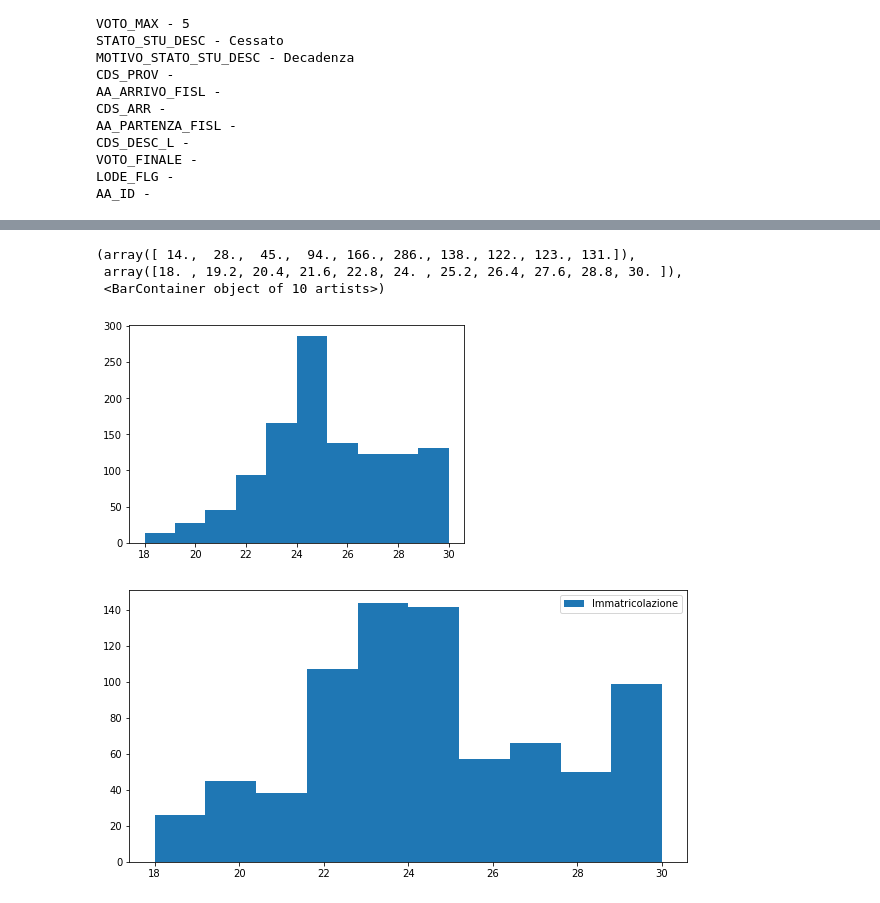
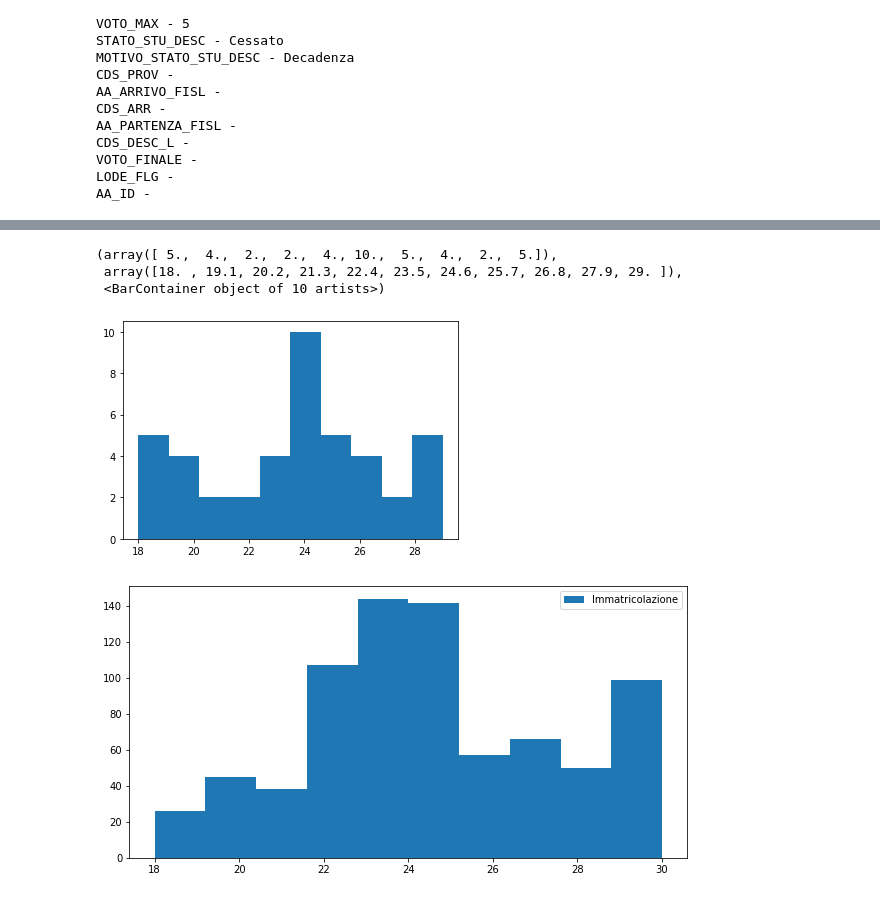
Before and after one commit to marcgrillo/grlmrc, a Jupyter notebook: PLS/Code/READER.ipynb, the cells around one changed output, grey strips where cells are left out. Drawn from its saved outputs; the diff is of its cells as text; code cells hidden in the pictures.

```diff
--- a/PLS/Code/READER.ipynb
+++ b/PLS/Code/READER.ipynb
@@ -756,0 +773,19 @@ AA_ID -
+# %%
+#Scrivo il data dictionary definitivo che ha tutti i dati dipartimento e cisia uniti per singolo studente
+diz={}
+col=['COD_FIS','GENERE','NUM_TENTATIVI_CISIA','PUNTEGGIO_CISIA','STATO_STU_DESC','MOTIVO_STATO_STU_DESC','TIPO_TITOLO_SUP_DESC','VOTO_FINALE','MEDIA_VOTO','LUNGHEZZA_CARRIERA','VOTO_MATURITA_UNICO','REGIONE_SCUOLA','ZONA_ITALIA']
+col_stud=['COD_FIS','GENERE','STATO_STU_DESC','MOTIVO_STATO_STU_DESC','TIPO_TITOLO_SUP_DESC','VOTO_FINALE','MEDIA_VOTO','LUNGHEZZA_CARRIERA','VOTO_MATURITA_UNICO','REGIONE_SCUOLA','ZONA_ITALIA']
+col_cis=['NUM_TENTATIVI_CISIA','PUNTEGGIO_CISIA']
+col_cis_trad=['Tentativo','Punteggio']
+for ci in range(len(col)):
+    diz[col[ci]]=[]
+print("header contains %d columns" % len(col))
+print(col)
+
+for s in range(len(studente['COD_FIS'])):
+    for ci in range(len(col_stud)): diz[col_stud[ci]].append(studente[col_stud[ci]][s])
+    for c in range(len(studente_cisia_singolo['Codice fiscale'])):
+        if studente_cisia_singolo['Codice fiscale'][c]==studente['COD_FIS'][s]:
+            for co in range(len(col_cis)): diz[col_cis[co]].append(studente_cisia_singolo[col_cis_trad[co]][c])
+    if len(diz[col_cis[0]])<len(diz[col_stud[0]]):
+        for co in range(len(col_cis)): diz[col_cis[co]].append('N.A.')
@@ -757,18 +812,18 @@ AA_ID -
 # %%
 import matplotlib.pyplot as plt
 campione=[]
 a='Attivo'
 c='Cessato'
 s='Sospeso'
 stato=s
-for ri in range(len(studente['COD_FIS'])):
-    if studente['STATO_STU_DESC'][ri]==stato : campione.append(studente["MEDIA_VOTO"][ri])
+for ri in range(len(diz['COD_FIS'])):
+    if diz['STATO_STU_DESC'][ri]==stato : campione.append(diz["MEDIA_VOTO"][ri])
 plt.hist(campione)
 # %% [output]
-(array([ 14.,  28.,  45.,  94., 166., 286., 138., 122., 123., 131.]),
- array([18. , 19.2, 20.4, 21.6, 22.8, 24. , 25.2, 26.4, 27.6, 28.8, 30. ]),
+(array([ 5.,  4.,  2.,  2.,  4., 10.,  5.,  4.,  2.,  5.]),
+ array([18. , 19.1, 20.2, 21.3, 22.4, 23.5, 24.6, 25.7, 26.8, 27.9, 29. ]),
  <BarContainer object of 10 artists>)
-[figure, old version]
+[figure, new version]
 # %%
 import matplotlib.pyplot as plt
 i='Immatricolazione'
```
Also changed, not shown: parts of 11 cells of this notebook.
